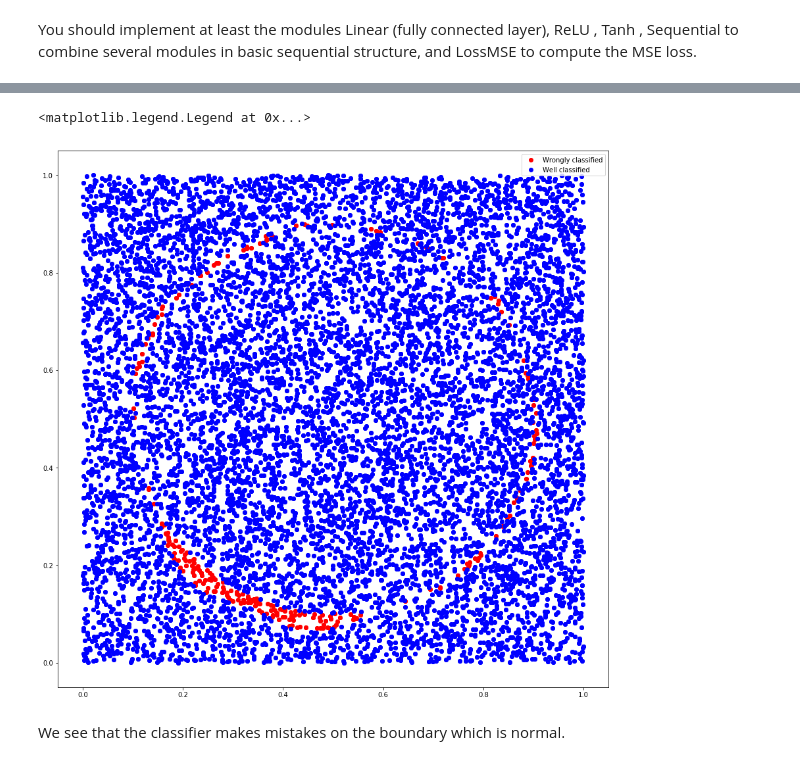
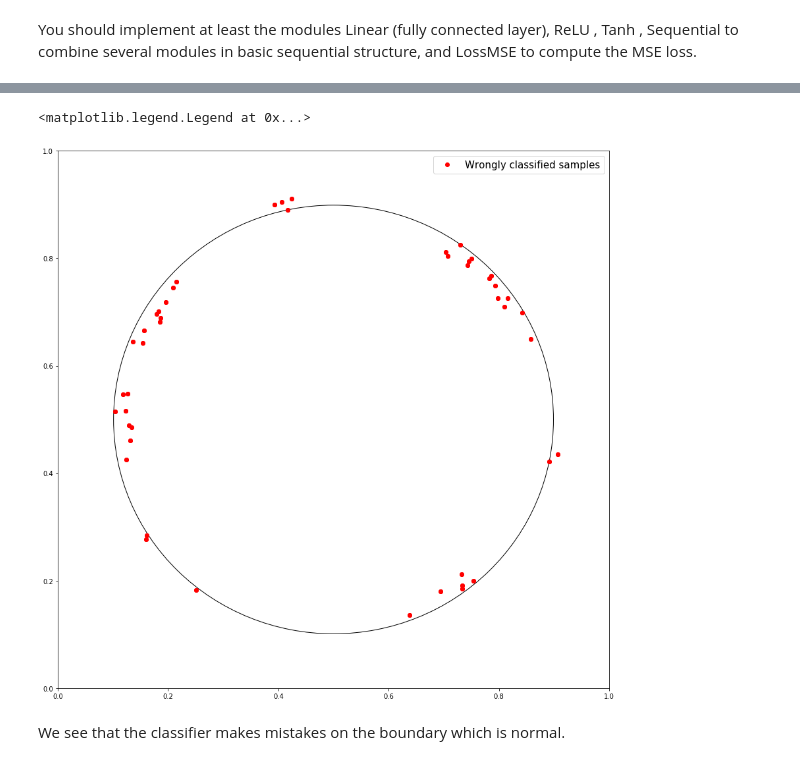
Before and after one commit to SSappy/deep_learning_epfl, a Jupyter notebook: project2/src/project2.ipynb, the cells around one changed output, grey strips where cells are left out. Cells and saved outputs as stored; diff of their text form; code cells hidden in the pictures.

```diff
--- a/project2/src/project2.ipynb
+++ b/project2/src/project2.ipynb
@@ -17,8 +18,8 @@ from utils import build_data
 import warnings
 warnings.filterwarnings("ignore", message="other is not broadcastable to self, but they have the same number of elements.  Falling back to deprecated pointwise behavior.")
 # %%
-x_train, y_train = build_data(10000)
-x_validation, y_validation = build_data(10000)
+x_train, y_train = build_data(1000)
+x_validation, y_validation = build_data(1000)
 # %%
 def build_model():
     model = Sequential(MSE(), input_size=2)
@@ -27,7 +28,7 @@ def build_model():
     model.add_layer(Linear(25, 25))
     model.add_layer(ReLU(25))
     model.add_layer(Linear(25, 25))
-    model.add_layer(ReLU(25))
+    model.add_layer(Tanh(25))
     model.add_layer(Linear(25, 2))
     return model
 # %%
@@ -68,11 +69,14 @@ x1, y1 = get_coords(x_validation, np.where(preds != y_validation)[0])
 x2, y2 = get_coords(x_validation, np.where(preds == y_validation)[0])
 # %%
 fig, ax = plt.subplots(figsize=(15, 15))
-plt.plot(x1, y1, 'ro', color='red', label='Wrongly classified')
-plt.plot(x2, y2, 'ro', color='blue', label='Well classified')
-plt.legend()
+plt.plot(x1, y1, 'ro', color='red', label='Wrongly classified samples')
+# plt.plot(x2, y2, 'ro', color='grey', label='Well classified')
+ax.add_artist(plt.Circle((0.5, 0.5), 1/math.sqrt(2*math.pi), fill=False, color='black'))
+plt.xlim(0, 1)
+plt.ylim(0, 1)
+plt.legend(loc='best', prop={'size': 15})
 # %% [output]
 <matplotlib.legend.Legend at 0x...>
-[figure, old version]
+[figure, new version]
 # %% [markdown]
 We see that the classifier makes mistakes on the boundary which is normal.
```
Also changed, not shown: parts of 2 cells of this notebook, 1 other file.
